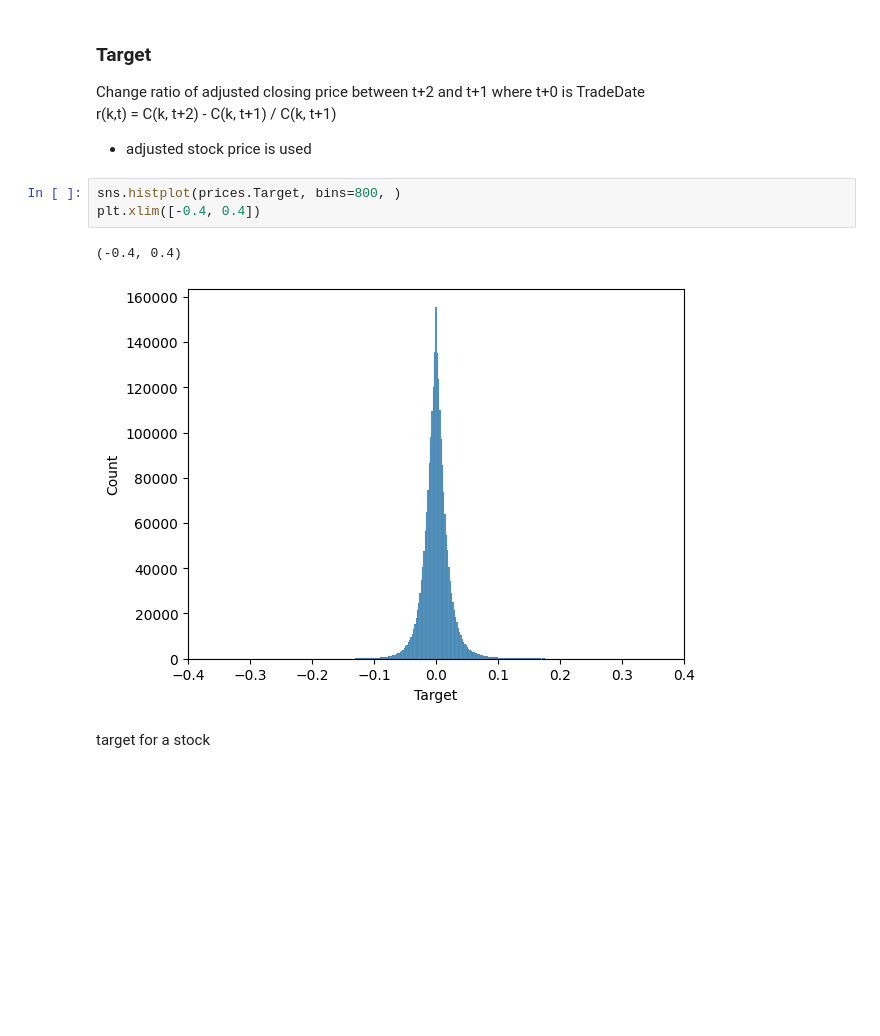
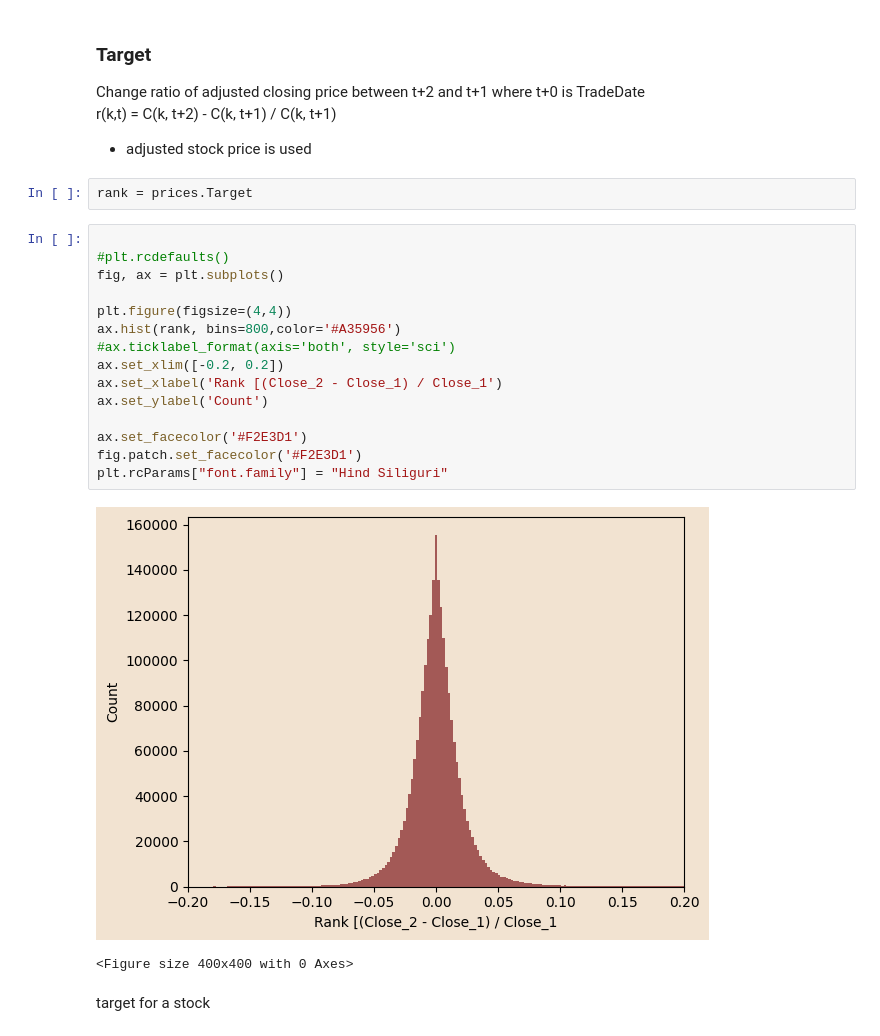
Before and after one commit to valentina-bec/tokyo-stock-exchange, a Jupyter notebook: notebooks/data.ipynb, the cells around one changed output. Cells and saved outputs as stored; diff of their text form; blank space fills up the shorter version.

```diff
--- a/notebooks/data.ipynb
+++ b/notebooks/data.ipynb
@@ -696,12 +696,26 @@ Change ratio of adjusted closing price between t+2 and t+1 where t+0 is TradeDat
 r(k,t) = C(k, t+2) - C(k, t+1) / C(k, t+1)
 
 - adjusted stock price is used
-# %%
-sns.histplot(prices.Target, bins=800, )
-plt.xlim([-0.4, 0.4])
-# %% [output]
-(-0.4, 0.4)
-[figure, removed]
+# %%
+rank = prices.Target
+# %%
+
+#plt.rcdefaults()
+fig, ax = plt.subplots()
+
+plt.figure(figsize=(4,4))
+ax.hist(rank, bins=800,color='#A35956')
+#ax.ticklabel_format(axis='both', style='sci')
+ax.set_xlim([-0.2, 0.2])
+ax.set_xlabel('Rank [(Close_2 - Close_1) / Close_1')
+ax.set_ylabel('Count')
+
+ax.set_facecolor('#F2E3D1')
+fig.patch.set_facecolor('#F2E3D1')
+plt.rcParams["font.family"] = "Hind Siliguri"
+# %% [output]
+[figure, added]
+<Figure size 400x400 with 0 Axes>
 # %% [markdown]
 target for a stock
 # %%
```
Also changed, not shown: parts of 22 cells of this notebook, 2 other files.
